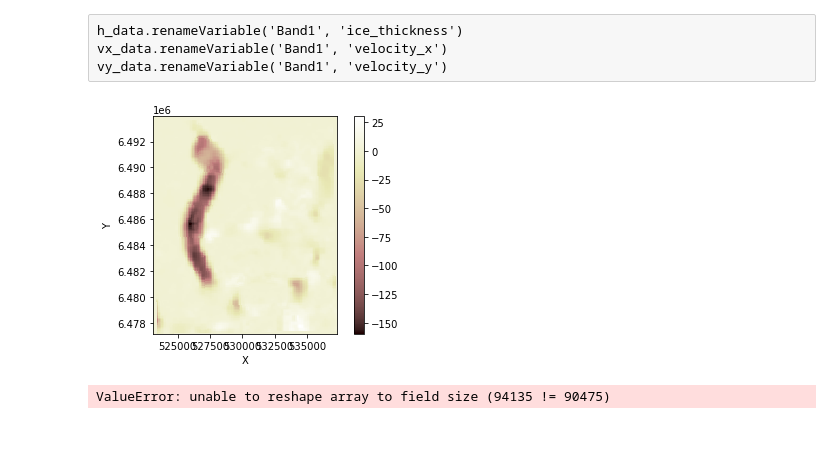
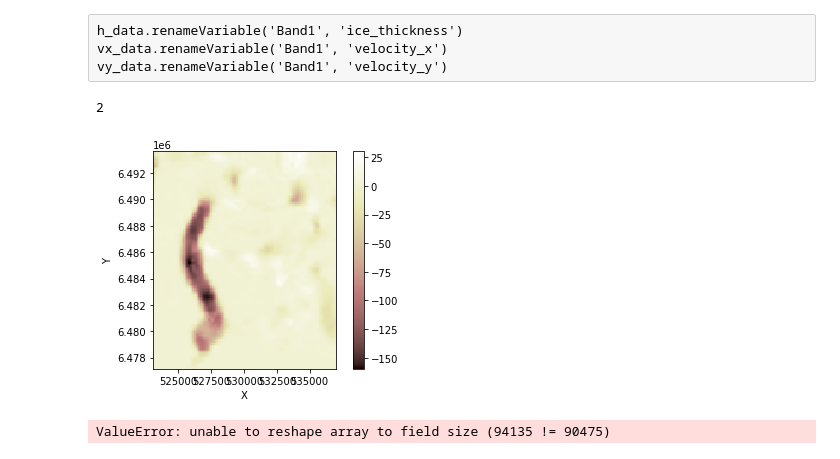
Before and after one commit to ethan-pierce/basal-ice-facies, a Jupyter notebook: basis/examples/advection-on-flowlines.ipynb, the cells around one changed output. Drawn from its saved outputs; the diff is of its cells as text; code cells hidden in the pictures.

```diff
--- a/basis/examples/advection-on-flowlines.ipynb
+++ b/basis/examples/advection-on-flowlines.ipynb
@@ -13,7 +13,7 @@ from landlab.plot import imshow_grid
 from scipy.signal import spline_filter
 # %%
 h_file = '/home/egp/repos/alpine-case-studies/mendenhall/gis/inputs/mendenhall_ice_h.tif'
-vx_file = '/home/egp/repos/alpine-case-studies/mendenhall/gis/inputs/test_stateplane_crs.tif'
+vx_file = '/home/egp/repos/alpine-case-studies/mendenhall/gis/inputs/mendenhall_vx.tif'
 vy_file = '/home/egp/repos/alpine-case-studies/mendenhall/gis/inputs/mendenhall_vy.tif'
 # %% [raw]
 h_data.renameVariable('Band1', 'ice_thickness')
@@ -30,12 +30,17 @@ with rio.open(vy_file) as fy:
 
 with rio.open(vx_file) as fx:
     vx_data = fx.read(1)
+# %%
+len(fh.res)
+# %% [output]
+2
 # %%
 grid = RasterModelGrid(vx_data.shape, xy_of_lower_left = lower_left, xy_spacing = resolution)
-vy = grid.add_field('velocity_y', vx_data, at = 'node')
+vx = grid.add_field('velocity_x', -np.flip(vy_data, axis = [0]), at = 'node')
+vy = grid.add_field('velocity_y', np.flip(vx_data, axis = 0), at = 'node')
 imshow_grid(grid, vy)
 # %% [output]
-[figure, old version]
+[figure, new version]
 # %%
 grid = RasterModelGrid(h_data.shape)
 h = grid.add_field('ice_thickness', h_data, at = 'node')
```
Also changed, not shown: 2 other files.
